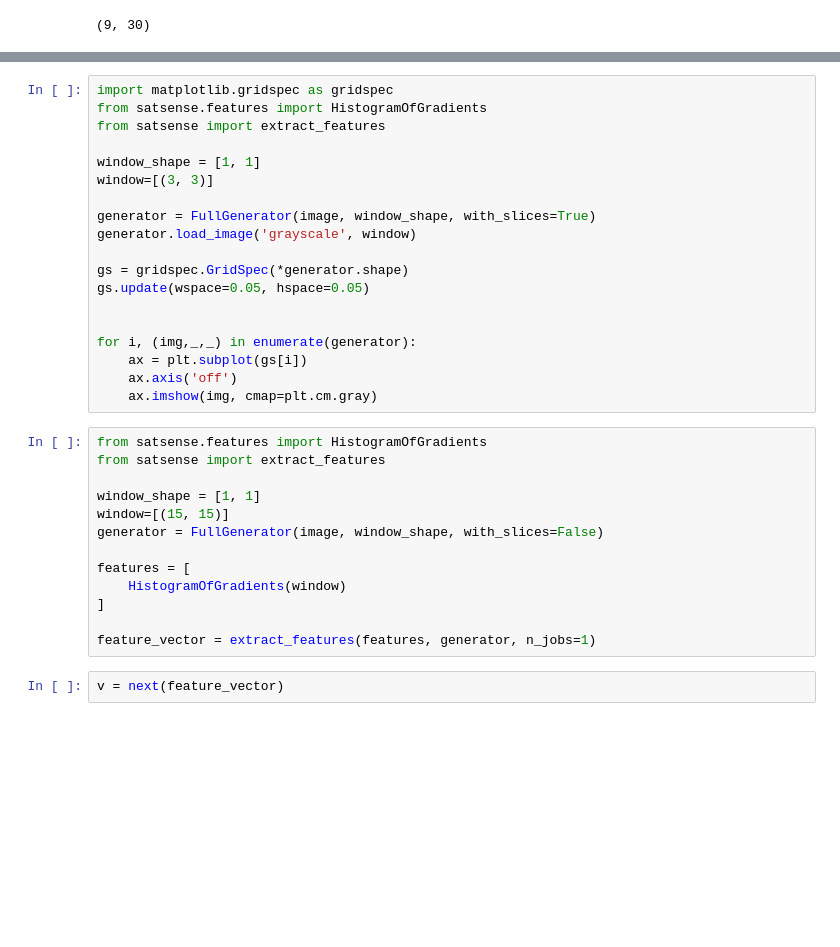
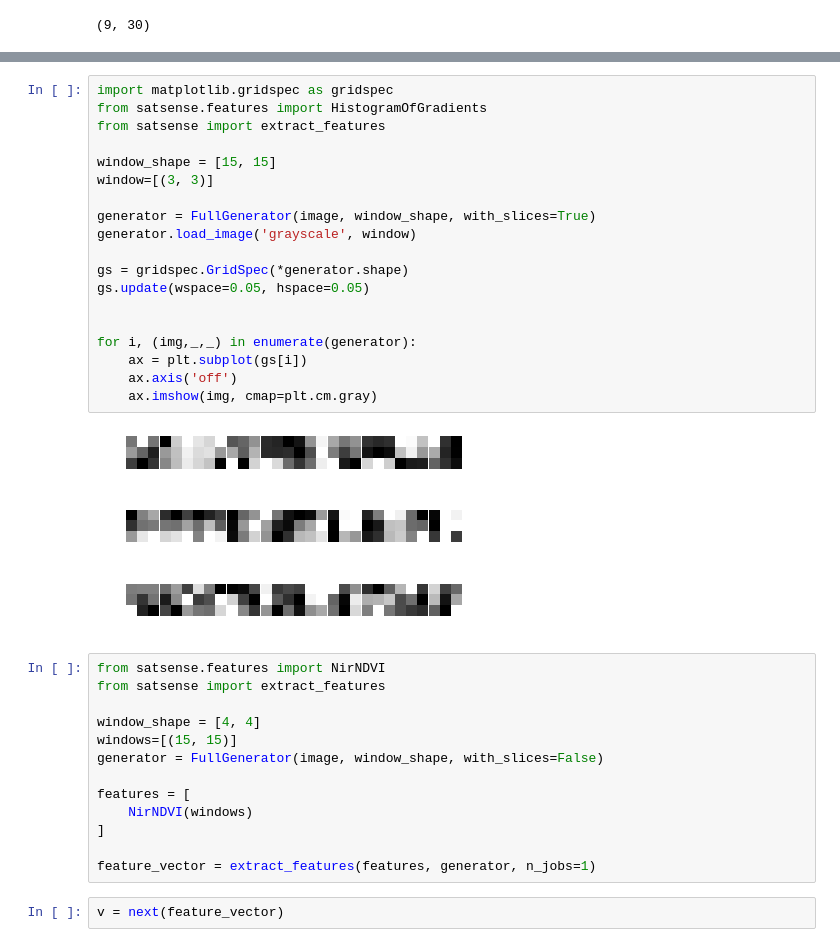
Before and after one commit to DynaSlum/satsense, a Jupyter notebook: notebooks/draft_notebooks/generator-sift-check.ipynb, the cells around one changed output, grey strips where cells are left out. Drawn from its saved outputs; the diff is of its cells as text; blank space fills up the shorter version.

```diff
--- a/notebooks/draft_notebooks/generator-sift-check.ipynb
+++ b/notebooks/draft_notebooks/generator-sift-check.ipynb
@@ -197,32 +199,34 @@ generators[1].offset
 # %%
 import matplotlib.gridspec as gridspec
 from satsense.features import HistogramOfGradients
 from satsense import extract_features
 
-window_shape = [1, 1]
+window_shape = [15, 15]
 window=[(3, 3)]
 
 generator = FullGenerator(image, window_shape, with_slices=True)
 generator.load_image('grayscale', window)
 
 gs = gridspec.GridSpec(*generator.shape)
 gs.update(wspace=0.05, hspace=0.05)
 
 
 for i, (img,_,_) in enumerate(generator):
     ax = plt.subplot(gs[i])
     ax.axis('off')
     ax.imshow(img, cmap=plt.cm.gray)
+# %% [output]
+[figure, added]
 # %%
-from satsense.features import HistogramOfGradients
+from satsense.features import NirNDVI
 from satsense import extract_features
 
-window_shape = [1, 1]
-window=[(15, 15)]
+window_shape = [4, 4]
+windows=[(15, 15)]
 generator = FullGenerator(image, window_shape, with_slices=False)
 
 features = [
-    HistogramOfGradients(window)
+    NirNDVI(windows)
 ]
 
 feature_vector = extract_features(features, generator, n_jobs=1)
```
Also changed, not shown: parts of 12 cells of this notebook, 1 other file.
